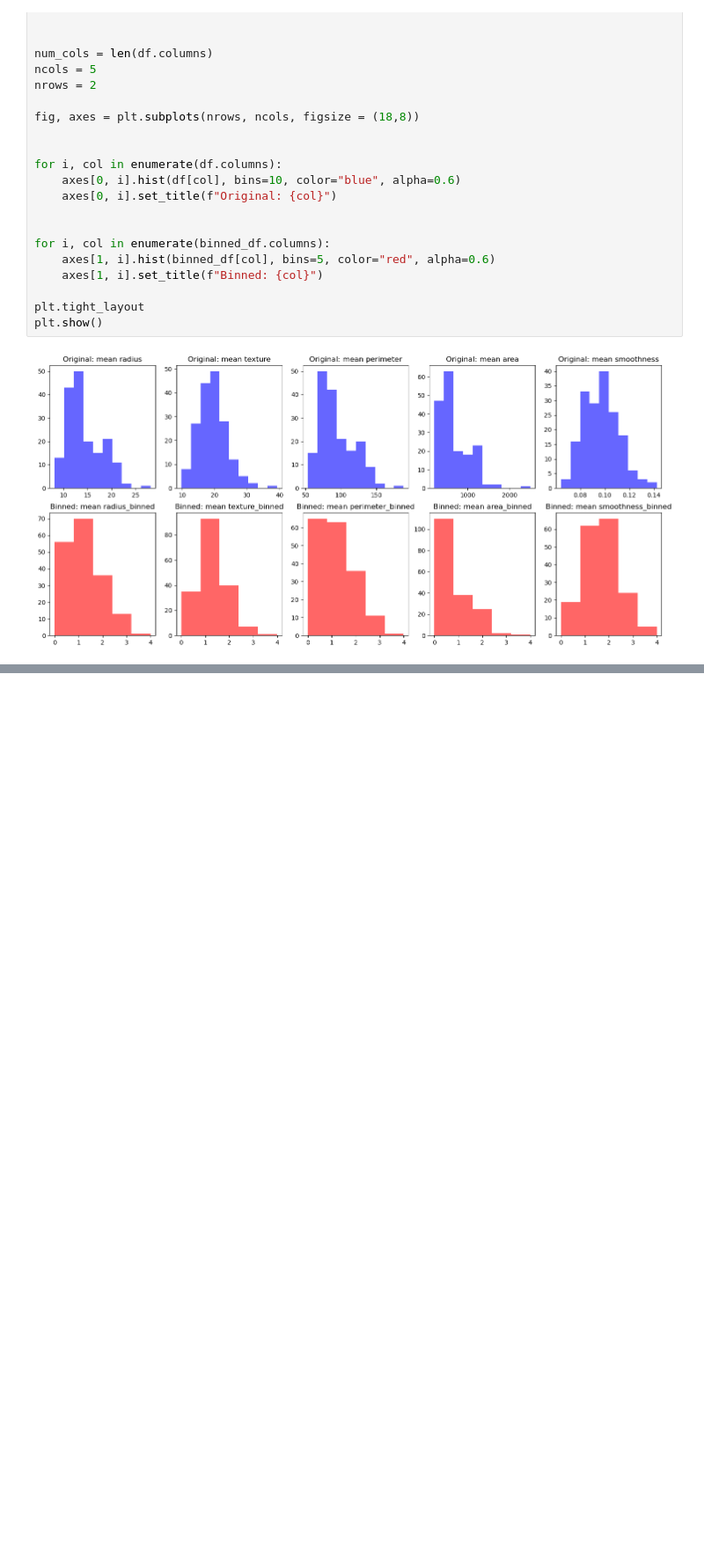
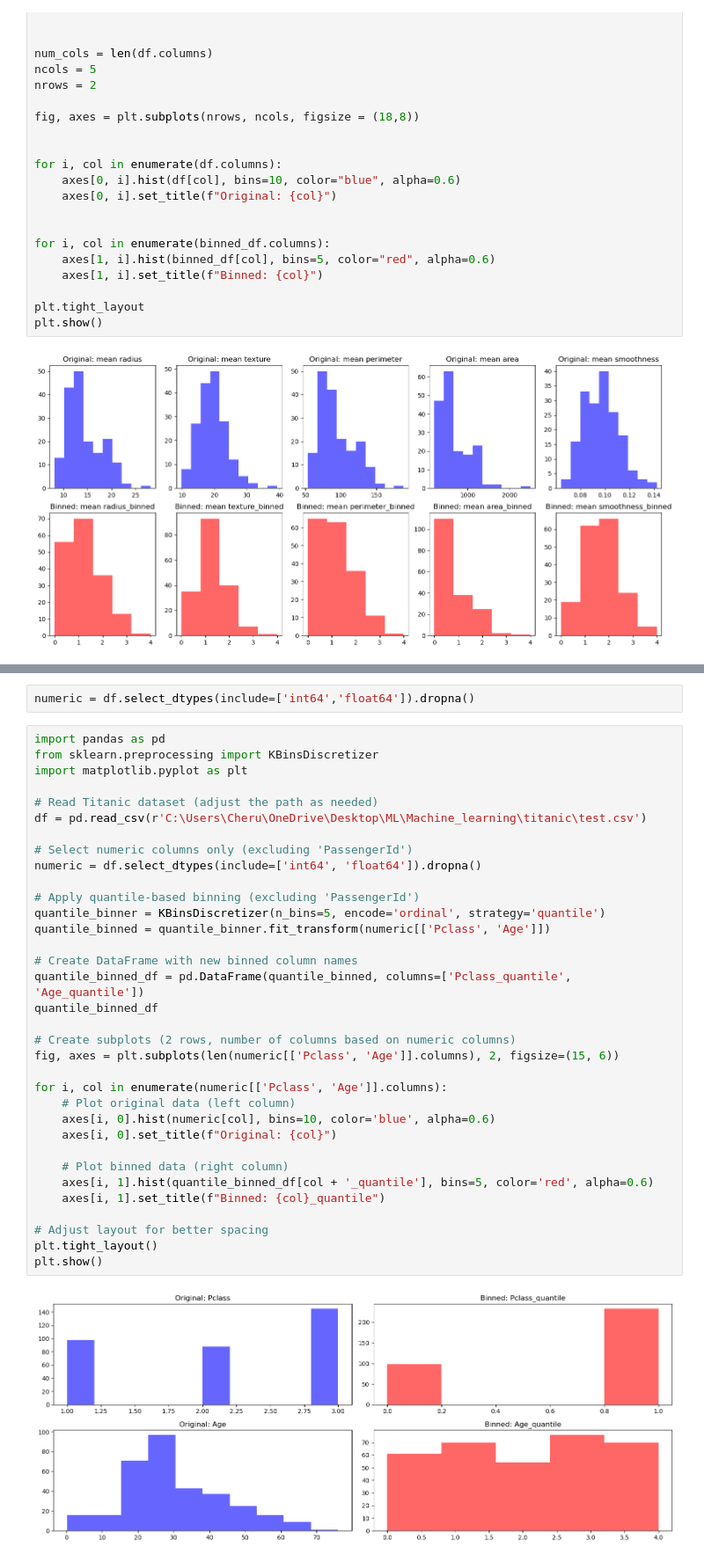
Before and after one commit to CHERUGAD/Machine_learning, a Jupyter notebook: binning.ipynb, the cells around one changed output, grey strips where cells are left out. Shown at 88% size. Saved outputs shown, nothing was run; the diff lists cells and outputs as text; blank space fills up the shorter version.

Commit message:
All binning process has  been completed

```diff
--- a/binning.ipynb
+++ b/binning.ipynb
@@ -60,0 +98,38 @@ plt.show()
+# %%
+numeric = df.select_dtypes(include=['int64','float64']).dropna()
+# %%
+import pandas as pd
+from sklearn.preprocessing import KBinsDiscretizer
+import matplotlib.pyplot as plt
+
+# Read Titanic dataset (adjust the path as needed)
+df = pd.read_csv(r'C:\Users\Cheru\OneDrive\Desktop\ML\Machine_learning\titanic\test.csv')
+
+# Select numeric columns only (excluding 'PassengerId')
+numeric = df.select_dtypes(include=['int64', 'float64']).dropna()
+
+# Apply quantile-based binning (excluding 'PassengerId')
+quantile_binner = KBinsDiscretizer(n_bins=5, encode='ordinal', strategy='quantile')
+quantile_binned = quantile_binner.fit_transform(numeric[['Pclass', 'Age']])
+
+# Create DataFrame with new binned column names
+quantile_binned_df = pd.DataFrame(quantile_binned, columns=['Pclass_quantile', 'Age_quantile'])
+quantile_binned_df
+
+# Create subplots (2 rows, number of columns based on numeric columns)
+fig, axes = plt.subplots(len(numeric[['Pclass', 'Age']].columns), 2, figsize=(15, 6))
+
+for i, col in enumerate(numeric[['Pclass', 'Age']].columns):
+    # Plot original data (left column)
+    axes[i, 0].hist(numeric[col], bins=10, color='blue', alpha=0.6)
+    axes[i, 0].set_title(f"Original: {col}")
+
+    # Plot binned data (right column)
+    axes[i, 1].hist(quantile_binned_df[col + '_quantile'], bins=5, color='red', alpha=0.6)
+    axes[i, 1].set_title(f"Binned: {col}_quantile")
+
+# Adjust layout for better spacing
+plt.tight_layout()
+plt.show()
+# %% [output]
+[figure, added]
```
Also changed, not shown: parts of 10 cells of this notebook.
